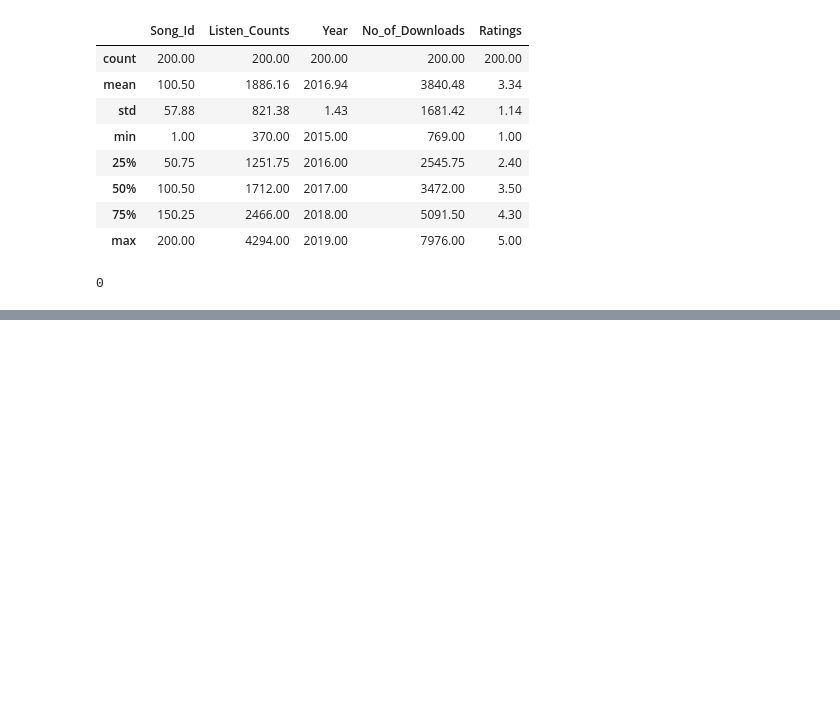
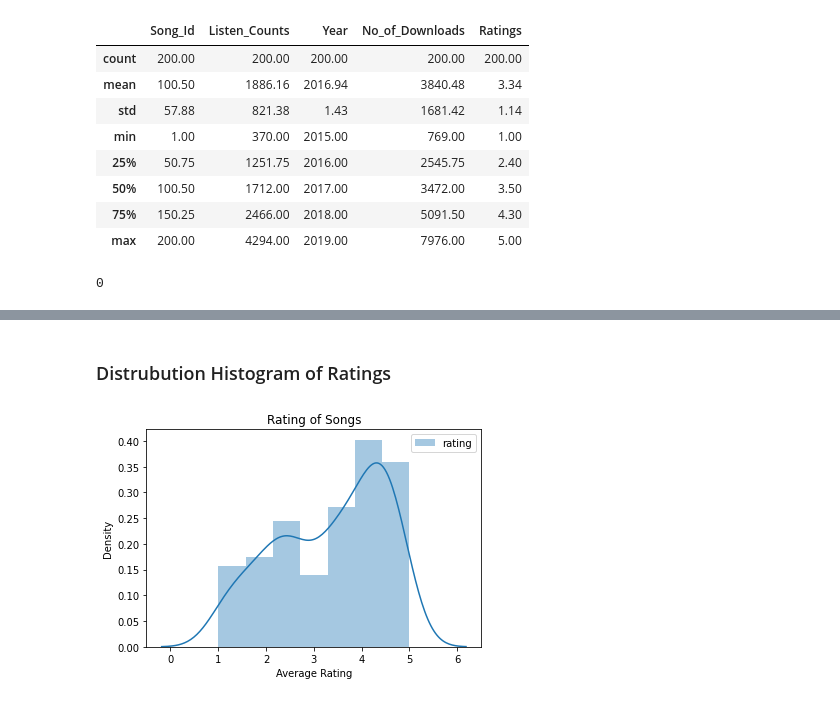
Before and after one commit to AzizDialloG/Project-Programming-for-Data-Analysis, a Jupyter notebook: Project - Programming for Data Analysis.ipynb, the cells around one changed output, grey strips where cells are left out. Cells and saved outputs as stored; diff of their text form; code cells hidden in the pictures; blank space fills up the shorter version.

```diff
--- a/Project - Programming for Data Analysis.ipynb
+++ b/Project - Programming for Data Analysis.ipynb
@@ -193,0 +221,12 @@ duplicate_rows_df.shape[0]
+# %% [markdown]
+### Distrubution Histogram of Ratings
+# %%
+sns.distplot(df['Ratings'], label="rating")
+plt.xlabel("Average Rating")
+plt.ylabel("Density")
+plt.title("Rating of Songs")
+plt.legend()
+# plt.grid()
+plt.show()
+# %% [output]
+[figure, added]
```
Also changed, not shown: parts of 9 cells of this notebook.
